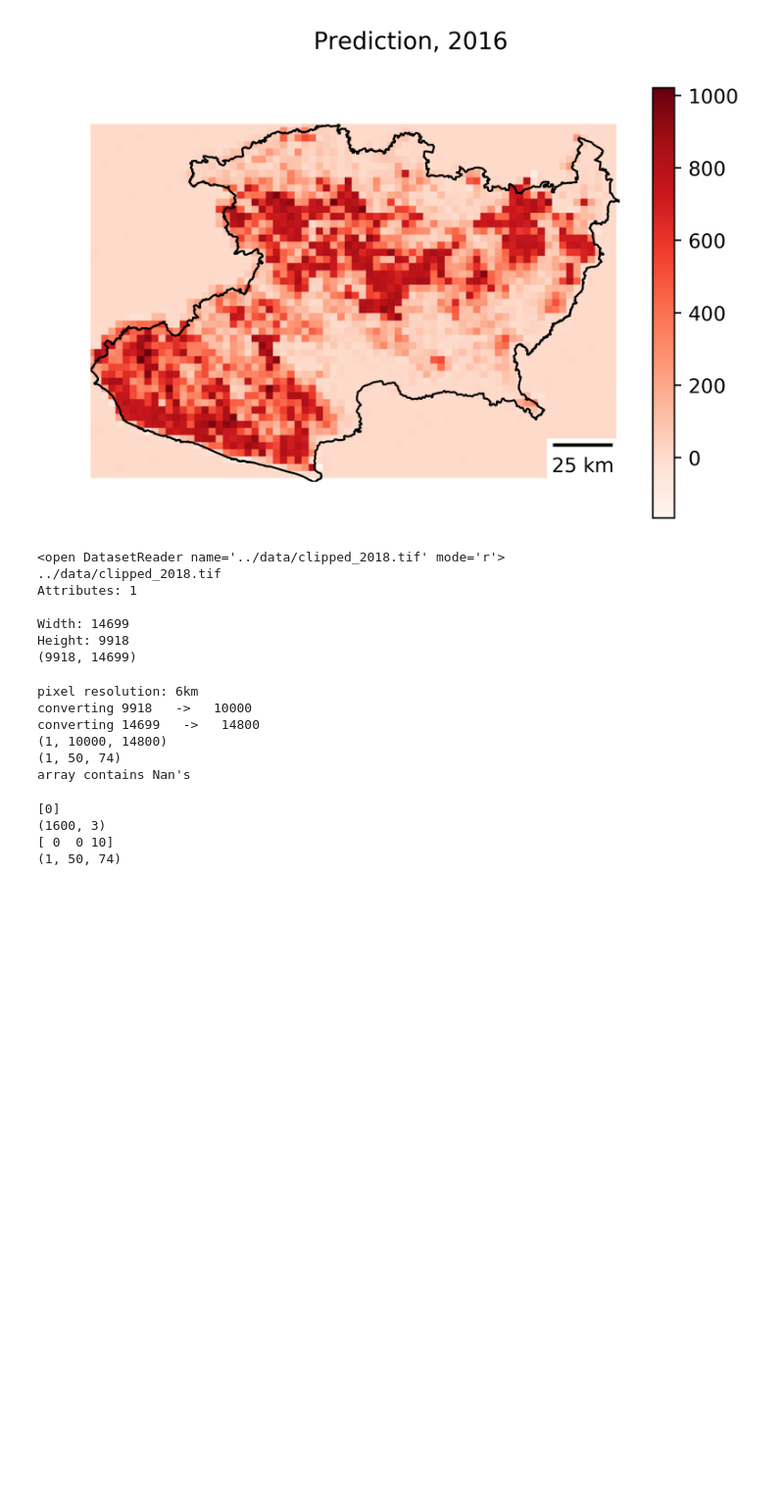
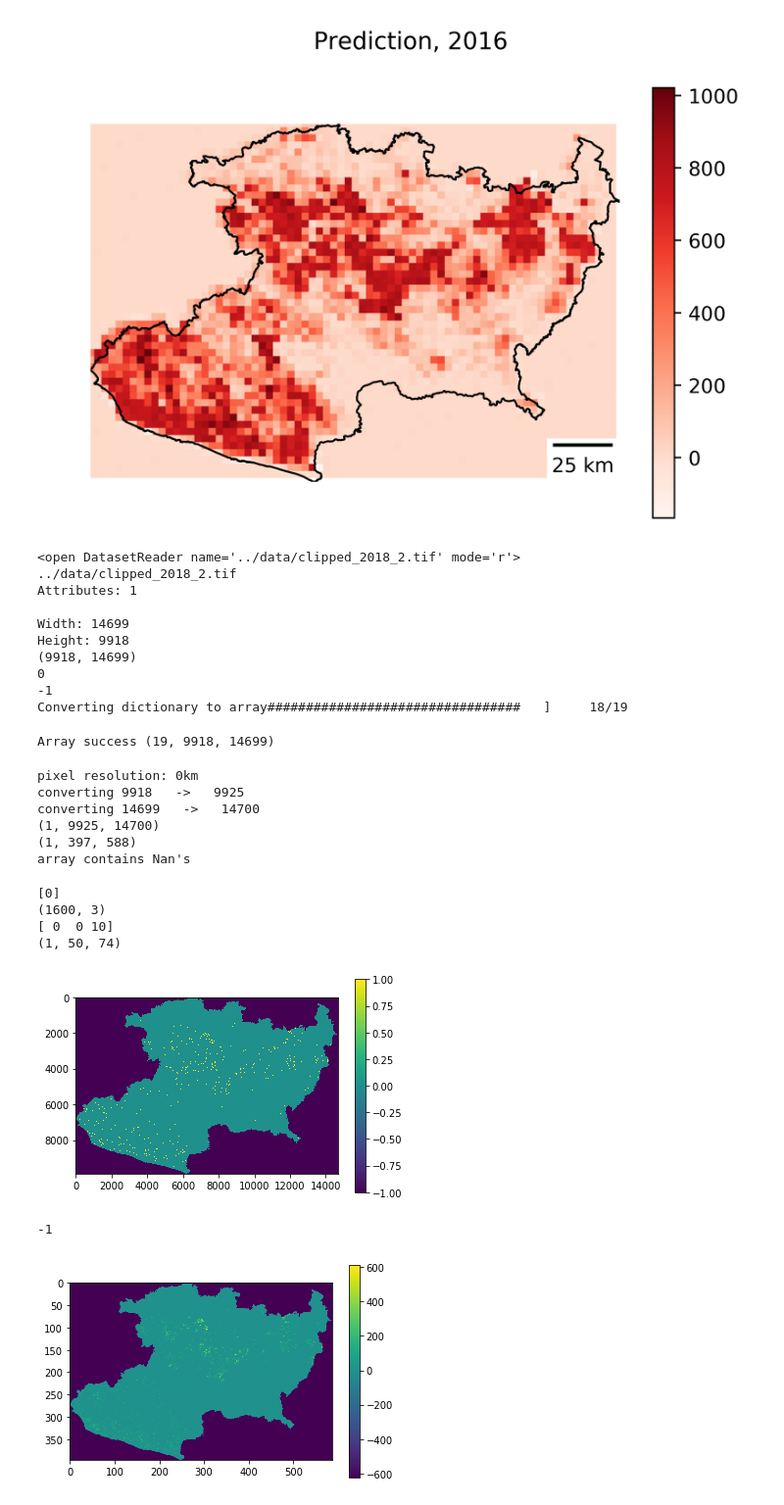
Before and after one commit to eamonbracht/Deforestation-Neural-Network, a Jupyter notebook: Defor - python.ipynb, the cells around one changed output. Shown at 98% size. Cells and saved outputs as stored; diff of their text form; code cells hidden in the pictures; blank space fills up the shorter version.

```diff
--- a/Defor - python.ipynb
+++ b/Defor - python.ipynb
@@ -374,26 +374,34 @@ import os
 
 # du.import_json("../data/big_area")
 # main test harness
-defor = Raster('../data/clipped_2018.tif', [])
+defor = Raster('../data/clipped_2018_2.tif', [])
 array = defor.read()
 print(array.shape)
+years = du.make_dict(defor, "test", 18)
+years = du.dictionary_to_array(years, False)
 # %% [output]
-<open DatasetReader name='../data/clipped_2018.tif' mode='r'>
-../data/clipped_2018.tif
+<open DatasetReader name='../data/clipped_2018_2.tif' mode='r'>
+../data/clipped_2018_2.tif
 Attributes: 1
 
 Width: 14699
 Height: 9918
 (9918, 14699)
+0
+-1
+Converting dictionary to array#################################   ]     18/19
+Array success (19, 9918, 14699)
 # %%
-ks = 200
-out = du.grid_area(np.expand_dims(array, 0), ks, False, True)
+ks = 25
+# grid_test = np.copy(years[1])
+# grid_test[grid_test == -1] = 0
+out = du.grid_area(np.expand_dims(years[17], 0), ks, False, True)
 # %% [output]
-pixel resolution: 6km
-converting 9918   ->   10000
-converting 14699   ->   14800
-(1, 10000, 14800)
-(1, 50, 74)
+pixel resolution: 0km
+converting 9918   ->   9925
+converting 14699   ->   14700
+(1, 9925, 14700)
+(1, 397, 588)
 array contains Nan's
 # %%
 flatten_exc = np.argwhere(out.reshape(-1) == 0)
@@ -411,3 +419,18 @@ print(test_exp.shape)
 (1600, 3)
 [ 0  0 10]
 (1, 50, 74)
+# %%
+# np.savetxt("2018_fullres.csv", a)
+plt.figure(1)
+plt.imshow(years[17])
+plt.colorbar()
+plt.show()
+print(years[0, 0, 0])
+plt.figure(2)
+plt.imshow(out[0])
+plt.colorbar()
+plt.show()
+# %% [output]
+[figure, added]
+-1
+[figure, added]
```
Also changed, not shown: parts of 2 cells of this notebook, 9 other files.
